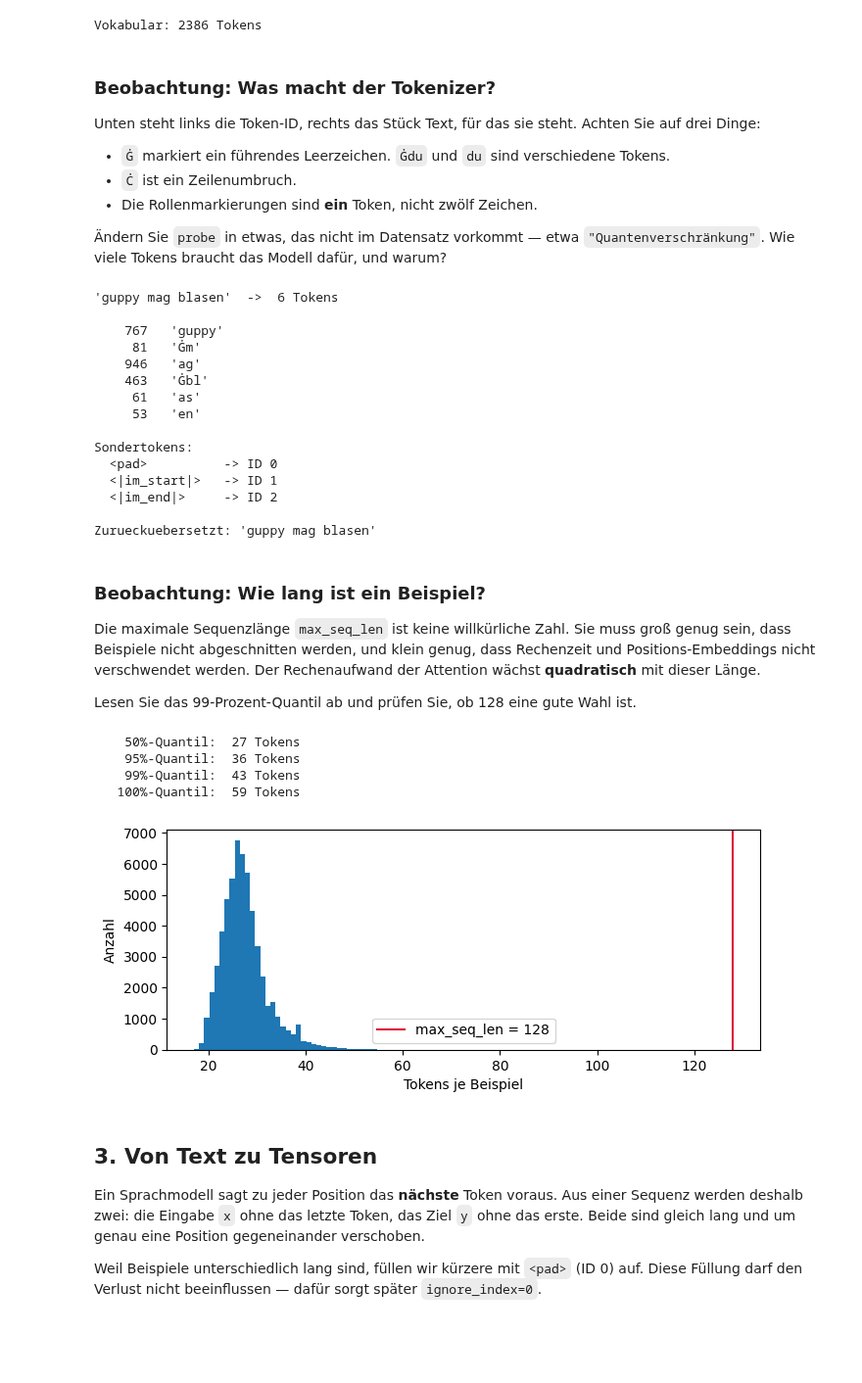
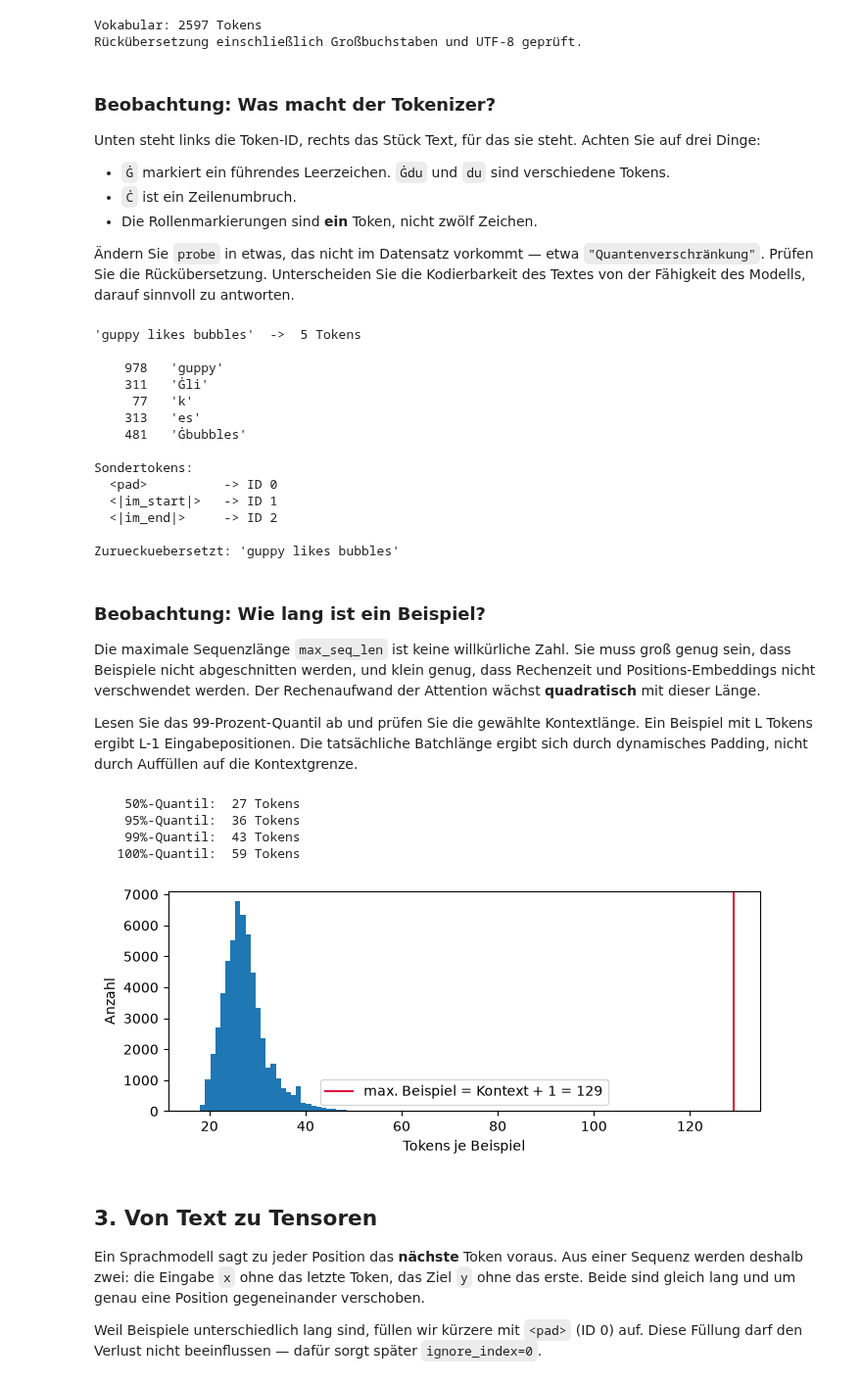
Before and after one commit to iludis52/DQR6_Material, a Jupyter notebook: M2a_Transformer/guppylm_lehrnotebook.ipynb, the cells around one changed output. Shown at 98% size. Saved outputs shown, nothing was run; the diff lists cells and outputs as text; code cells hidden in the pictures; blank space fills up the shorter version.

```diff
--- a/M2a_Transformer/guppylm_lehrnotebook.ipynb
+++ b/M2a_Transformer/guppylm_lehrnotebook.ipynb
@@ -143,18 +183,34 @@ tokenizer = Tokenizer(models.BPE())
 tokenizer.pre_tokenizer = pre_tokenizers.ByteLevel(add_prefix_space=False)
 tokenizer.decoder = decoders.ByteLevel()
 
-tokenizer.train_from_iterator(texte["train"], trainers.BpeTrainer(
-    vocab_size=4096,
+trainer = trainers.BpeTrainer(
+    vocab_size=GRUNDKONFIG.vocab_size,
+    initial_alphabet=pre_tokenizers.ByteLevel.alphabet(),
     special_tokens=["<pad>", "<|im_start|>", "<|im_end|>"],
     min_frequency=2,
     show_progress=True,
-))
+)
+tokenizer.train_from_iterator(texte["train"], trainer)
 tokenizer.post_processor = processors.ByteLevel(trim_offsets=False)
 tokenizer.save(str(WORK / "data" / "tokenizer.json"))
 
 print(f"Vokabular: {tokenizer.get_vocab_size()} Tokens")
+
+# Vokabular und Sondertoken-IDs stammen aus genau diesem Tokenizer.
+konfig = replace(
+    GRUNDKONFIG,
+    vocab_size=tokenizer.get_vocab_size(),
+    pad_id=tokenizer.token_to_id("<pad>"),
+    bos_id=tokenizer.token_to_id("<|im_start|>"),
+    eos_id=tokenizer.token_to_id("<|im_end|>"),
+)
+
+for text in ("hello guppy", "Quantenverschränkung", "Hello, café! 🐟"):
+    assert tokenizer.decode(tokenizer.encode(text).ids) == text, text
+print("Rückübersetzung einschließlich Großbuchstaben und UTF-8 geprüft.")
 # %% [output]
-Vokabular: 2386 Tokens
+Vokabular: 2597 Tokens
+Rückübersetzung einschließlich Großbuchstaben und UTF-8 geprüft.
 # %% [markdown]
 ### Beobachtung: Was macht der Tokenizer?
 
@@ -166,9 +222,10 @@ Achten Sie auf drei Dinge:
 - Die Rollenmarkierungen sind **ein** Token, nicht zwölf Zeichen.
 
 Ändern Sie `probe` in etwas, das nicht im Datensatz vorkommt — etwa
-`"Quantenverschränkung"`. Wie viele Tokens braucht das Modell dafür, und warum?
+`"Quantenverschränkung"`. Prüfen Sie die Rückübersetzung. Unterscheiden Sie die
+Kodierbarkeit des Textes von der Fähigkeit des Modells, darauf sinnvoll zu antworten.
 # %%
-probe = "guppy mag blasen"
+probe = "guppy likes bubbles"
 kodiert = tokenizer.encode(probe)
 
 print(f"{probe!r}  ->  {len(kodiert.ids)} Tokens\n")
@@ -181,21 +238,20 @@ for name in ["<pad>", "<|im_start|>", "<|im_end|>"]:
 
 print(f"\nZurueckuebersetzt: {tokenizer.decode(kodiert.ids)!r}")
 # %% [output]
-'guppy mag blasen'  ->  6 Tokens
+'guppy likes bubbles'  ->  5 Tokens
 
-    767   'guppy'
-     81   'Ġm'
-    946   'ag'
-    463   'Ġbl'
-     61   'as'
-     53   'en'
+    978   'guppy'
+    311   'Ġli'
+     77   'k'
+    313   'es'
+    481   'Ġbubbles'
 
 Sondertokens:
   <pad>          -> ID 0
   <|im_start|>   -> ID 1
   <|im_end|>     -> ID 2
 
-Zurueckuebersetzt: 'guppy mag blasen'
+Zurueckuebersetzt: 'guppy likes bubbles'
 # %% [markdown]
 ### Beobachtung: Wie lang ist ein Beispiel?
 
@@ -204,25 +260,32 @@ groß genug sein, dass Beispiele nicht abgeschnitten werden, und klein genug,
 dass Rechenzeit und Positions-Embeddings nicht verschwendet werden. Der
 Rechenaufwand der Attention wächst **quadratisch** mit dieser Länge.
 
-Lesen Sie das 99-Prozent-Quantil ab und prüfen Sie, ob 128 eine gute Wahl ist.
+Lesen Sie das 99-Prozent-Quantil ab und prüfen Sie die gewählte Kontextlänge.
+Ein Beispiel mit L Tokens ergibt L-1 Eingabepositionen. Die tatsächliche
+Batchlänge ergibt sich durch dynamisches Padding, nicht durch Auffüllen auf die Kontextgrenze.
 # %%
 import matplotlib.pyplot as plt
 
 laengen = sorted(len(tokenizer.encode(t).ids) for t in texte["train"])
 for q in (0.5, 0.95, 0.99, 1.0):
-    print(f"  {q:5.0%}-Quantil: {laengen[min(int(q*len(laengen)), len(laengen)-1)]:3d} Tokens")
+    position = min(int(q * len(laengen)), len(laengen) - 1)
+    print(f"  {q:5.0%}-Quantil: {laengen[position]:3d} Tokens")
 
 plt.figure(figsize=(7, 3))
 plt.hist(laengen, bins=40)
-plt.axvline(128, color="crimson", label="max_seq_len = 128")
-plt.xlabel("Tokens je Beispiel"); plt.ylabel("Anzahl"); plt.legend()
-plt.tight_layout(); plt.show()
+plt.axvline(konfig.max_seq_len + 1, color="crimson",
+            label=f"max. Beispiel = Kontext + 1 = {konfig.max_seq_len + 1}")
+plt.xlabel("Tokens je Beispiel")
+plt.ylabel("Anzahl")
+plt.legend()
+plt.tight_layout()
+plt.show()
 # %% [output]
     50%-Quantil:  27 Tokens
     95%-Quantil:  36 Tokens
     99%-Quantil:  43 Tokens
    100%-Quantil:  59 Tokens
-[figure, old version]
+[figure, new version]
 # %% [markdown]
 ## 3. Von Text zu Tensoren
 
```
Also changed, not shown: parts of 41 cells of this notebook, 41 other files.
